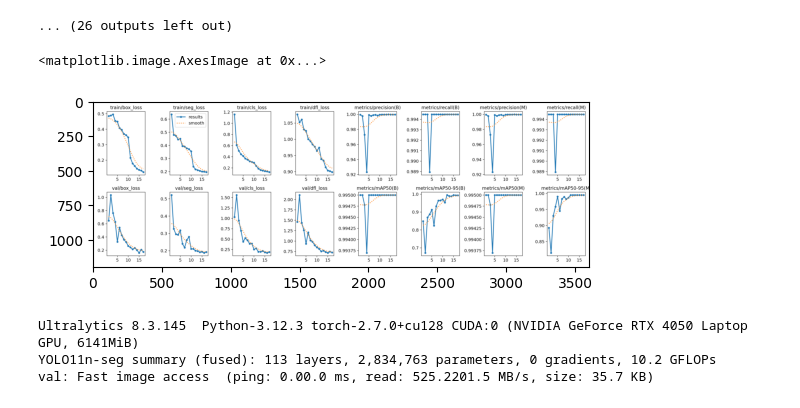
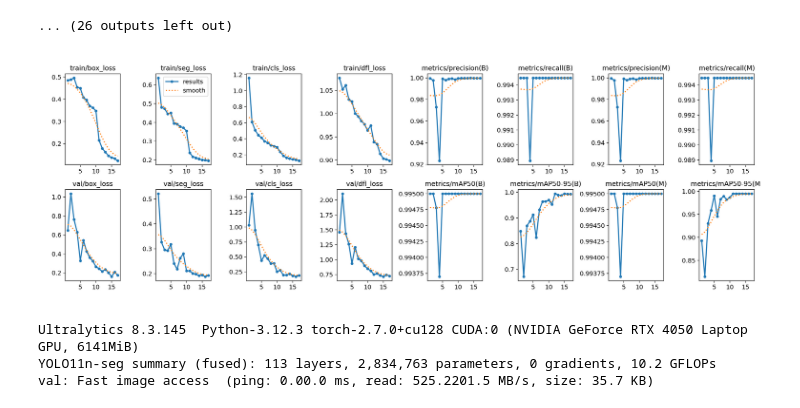
Before and after one commit to teystyxavy/x_ray_classifier, a Jupyter notebook: segmentation.ipynb, the cells around one changed output. Drawn from its saved outputs; the diff is of its cells as text; code cells hidden in the pictures.

```diff
--- a/segmentation.ipynb
+++ b/segmentation.ipynb
@@ -51,6 +51,30 @@ cuda
 # %%
 # global variables
 classes = ['left_AP', 'right_AP', 'left_outlet', 'right_outlet']
+# %%
+def display_hd_matplotlib(image_path):
+    '''
+        displays image using matplotlib
+
+        Args:
+            image_path: path to image to display
+
+        Returns:
+            None
+    '''
+    # Create figure with high DPI
+    plt.figure(figsize=(10, 8), dpi=150)
+
+    # Read and display image
+    img = mpimg.imread(image_path)
+    plt.imshow(img, interpolation='lanczos')  # Better interpolation method
+    plt.axis('off')
+
+    # Remove whitespace around the image
+    plt.tight_layout()
+    plt.subplots_adjust(left=0, right=1, top=1, bottom=0)
+
+    plt.show()
 # %%
 # train the segmentation model
 seg_model = YOLO('yolo11n-seg.pt')
@@ -103,10 +127,9 @@ Starting training for 20 epochs...
       Epoch    GPU_mem   box_loss   seg_loss   cls_loss   dfl_loss  Instances       Size
 ... (26 outputs left out)
 # %%
-plt.imshow(mpimg.imread('runs/segment/train4/results.png'))
+display_hd_matplotlib('runs/segment/train4/results.png')
 # %% [output]
-<matplotlib.image.AxesImage at 0x...>
-[figure, old version]
+[figure, new version]
 # %%
 # evaluate the model
 seg_model = YOLO('runs/segment/train4/weights/best.pt')
```
Also changed, not shown: parts of 1 cell of this notebook, 1 other file.
